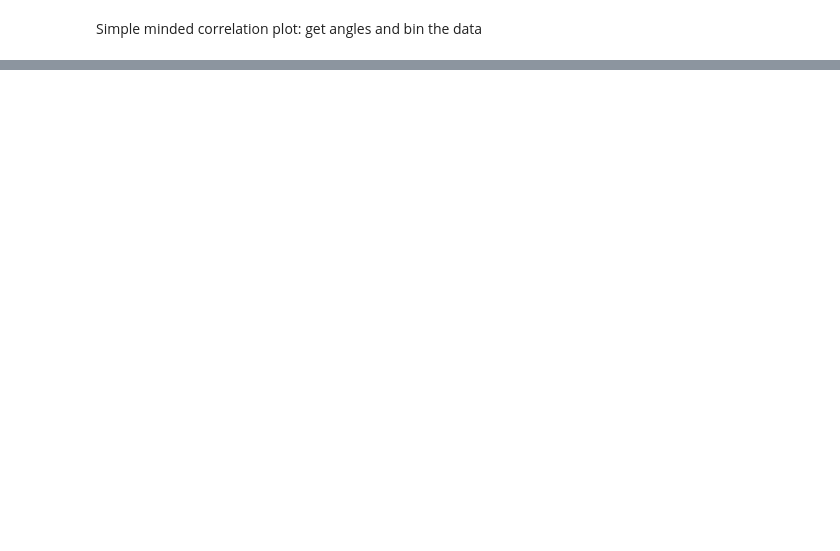
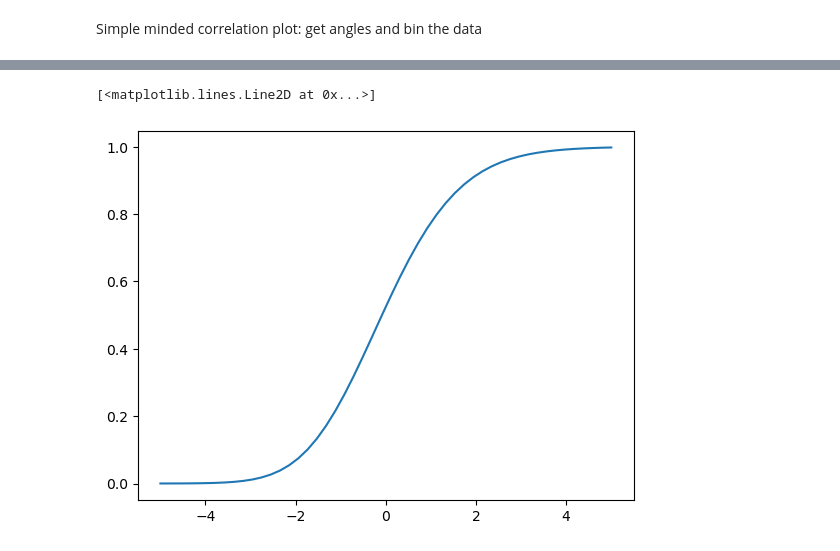
Before and after one commit to nanograv/discovery, a Jupyter notebook: examples/os_example.ipynb, the cells around one changed output, grey strips where cells are left out. Cells and saved outputs as stored; diff of their text form; code cells hidden in the pictures; blank space fills up the shorter version.

```diff
--- a/examples/os_example.ipynb
+++ b/examples/os_example.ipynb
@@ -297,0 +336,6 @@ pp.xlabel('iota'); pp.ylabel(r'$A_\mathrm{gw}^2$');
+# %%
+xs = np.linspace(-5.5, 5.5)
+pp.plot(xs, os.gx2cdf(p0, xs, cutoff=1e-6, limit=200, epsabs=1e-6))
+# %% [output]
+[<matplotlib.lines.Line2D at 0x...>]
+[figure, added]
```
Also changed, not shown: parts of 25 cells of this notebook, 2 other files.
